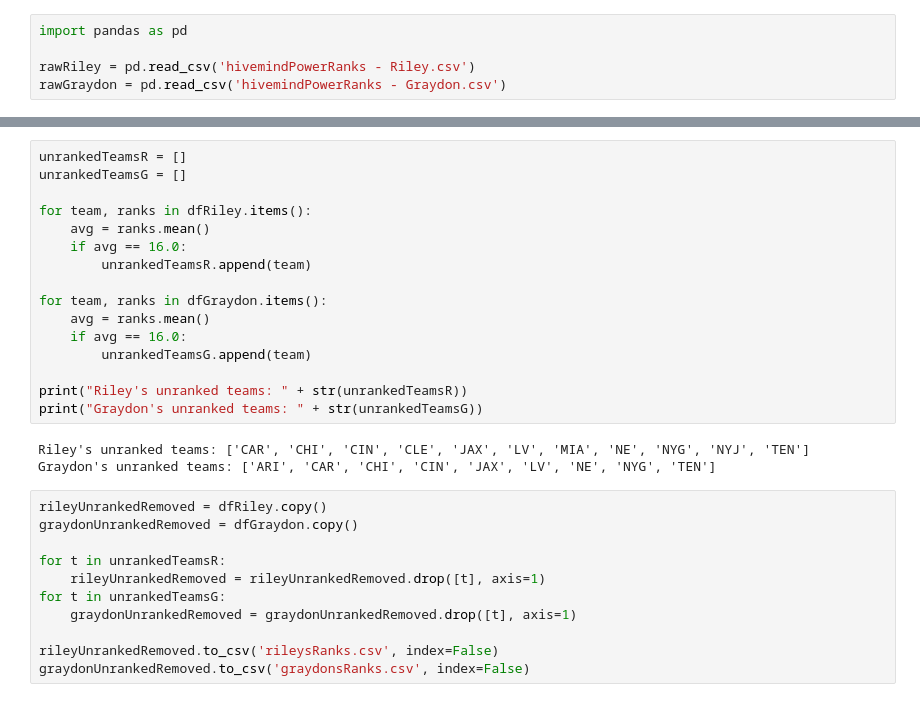
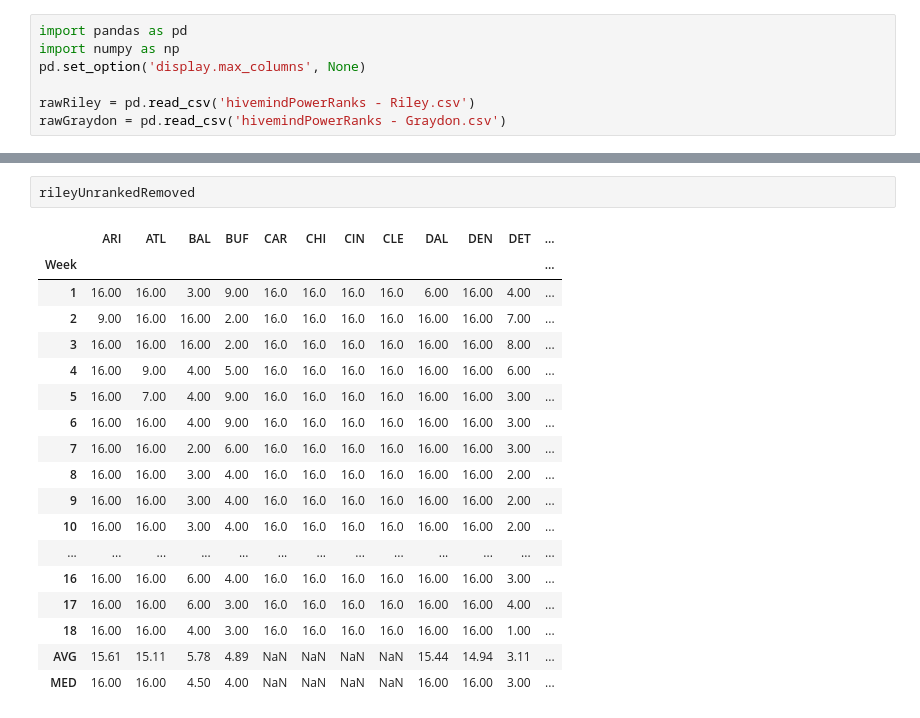
Before and after one commit to gipetro/my-projects, a Jupyter notebook: hivemind/hivemindProcessing.ipynb, the cells around one changed output, grey strips where cells are left out. Cells and saved outputs as stored; diff of their text form.

Commit message:
hivemind power rank update
modified data processing notebook + created tableau workbook

```diff
--- a/hivemind/hivemindProcessing.ipynb
+++ b/hivemind/hivemindProcessing.ipynb
@@ -1,5 +1,7 @@
 # %%
 import pandas as pd
+import numpy as np
+pd.set_option('display.max_columns', None)
 
 rawRiley = pd.read_csv('hivemindPowerRanks - Riley.csv')
 rawGraydon = pd.read_csv('hivemindPowerRanks - Graydon.csv')
@@ -11,30 +64,21 @@ dfGraydon = rawGraydon.fillna(16)
-# %%
-unrankedTeamsR = []
-unrankedTeamsG = []
-
-for team, ranks in dfRiley.items():
-    avg = ranks.mean()
-    if avg == 16.0:
-        unrankedTeamsR.append(team)
-
-for team, ranks in dfGraydon.items():
-    avg = ranks.mean()
-    if avg == 16.0:
-        unrankedTeamsG.append(team)
-
-print("Riley's unranked teams: " + str(unrankedTeamsR))
-print("Graydon's unranked teams: " + str(unrankedTeamsG))
-# %% [output]
-Riley's unranked teams: ['CAR', 'CHI', 'CIN', 'CLE', 'JAX', 'LV', 'MIA', 'NE', 'NYG', 'NYJ', 'TEN']
-Graydon's unranked teams: ['ARI', 'CAR', 'CHI', 'CIN', 'JAX', 'LV', 'NE', 'NYG', 'TEN']
-# %%
-rileyUnrankedRemoved = dfRiley.copy()
-graydonUnrankedRemoved = dfGraydon.copy()
-
-for t in unrankedTeamsR:
-    rileyUnrankedRemoved = rileyUnrankedRemoved.drop([t], axis=1)
-for t in unrankedTeamsG:
-    graydonUnrankedRemoved = graydonUnrankedRemoved.drop([t], axis=1)
-
-rileyUnrankedRemoved.to_csv('rileysRanks.csv', index=False)
-graydonUnrankedRemoved.to_csv('graydonsRanks.csv', index=False)
+# %%
+rileyUnrankedRemoved
+# %% [output]
+|  | ARI | ATL | BAL | BUF | CAR | CHI | CIN | CLE | DAL | DEN | DET | ... |
+| Week |  |  |  |  |  |  |  |  |  |  |  | ... |
+| 1 | 16.00 | 16.00 | 3.00 | 9.00 | 16.0 | 16.0 | 16.0 | 16.0 | 6.00 | 16.00 | 4.00 | ... |
+| 2 | 9.00 | 16.00 | 16.00 | 2.00 | 16.0 | 16.0 | 16.0 | 16.0 | 16.00 | 16.00 | 7.00 | ... |
+| 3 | 16.00 | 16.00 | 16.00 | 2.00 | 16.0 | 16.0 | 16.0 | 16.0 | 16.00 | 16.00 | 8.00 | ... |
+| 4 | 16.00 | 9.00 | 4.00 | 5.00 | 16.0 | 16.0 | 16.0 | 16.0 | 16.00 | 16.00 | 6.00 | ... |
+| 5 | 16.00 | 7.00 | 4.00 | 9.00 | 16.0 | 16.0 | 16.0 | 16.0 | 16.00 | 16.00 | 3.00 | ... |
+| 6 | 16.00 | 16.00 | 4.00 | 9.00 | 16.0 | 16.0 | 16.0 | 16.0 | 16.00 | 16.00 | 3.00 | ... |
+| 7 | 16.00 | 16.00 | 2.00 | 6.00 | 16.0 | 16.0 | 16.0 | 16.0 | 16.00 | 16.00 | 3.00 | ... |
+| 8 | 16.00 | 16.00 | 3.00 | 4.00 | 16.0 | 16.0 | 16.0 | 16.0 | 16.00 | 16.00 | 2.00 | ... |
+| 9 | 16.00 | 16.00 | 3.00 | 4.00 | 16.0 | 16.0 | 16.0 | 16.0 | 16.00 | 16.00 | 2.00 | ... |
+| 10 | 16.00 | 16.00 | 3.00 | 4.00 | 16.0 | 16.0 | 16.0 | 16.0 | 16.00 | 16.00 | 2.00 | ... |
+| ... | ... | ... | ... | ... | ... | ... | ... | ... | ... | ... | ... | ... |
+| 16 | 16.00 | 16.00 | 6.00 | 4.00 | 16.0 | 16.0 | 16.0 | 16.0 | 16.00 | 16.00 | 3.00 | ... |
+| 17 | 16.00 | 16.00 | 6.00 | 3.00 | 16.0 | 16.0 | 16.0 | 16.0 | 16.00 | 16.00 | 4.00 | ... |
+| 18 | 16.00 | 16.00 | 4.00 | 3.00 | 16.0 | 16.0 | 16.0 | 16.0 | 16.00 | 16.00 | 1.00 | ... |
+| AVG | 15.61 | 15.11 | 5.78 | 4.89 | NaN | NaN | NaN | NaN | 15.44 | 14.94 | 3.11 | ... |
+| MED | 16.00 | 16.00 | 4.50 | 4.00 | NaN | NaN | NaN | NaN | 16.00 | 16.00 | 3.00 | ... |
```
Also changed, not shown: parts of 4 cells of this notebook, 5 other files.
